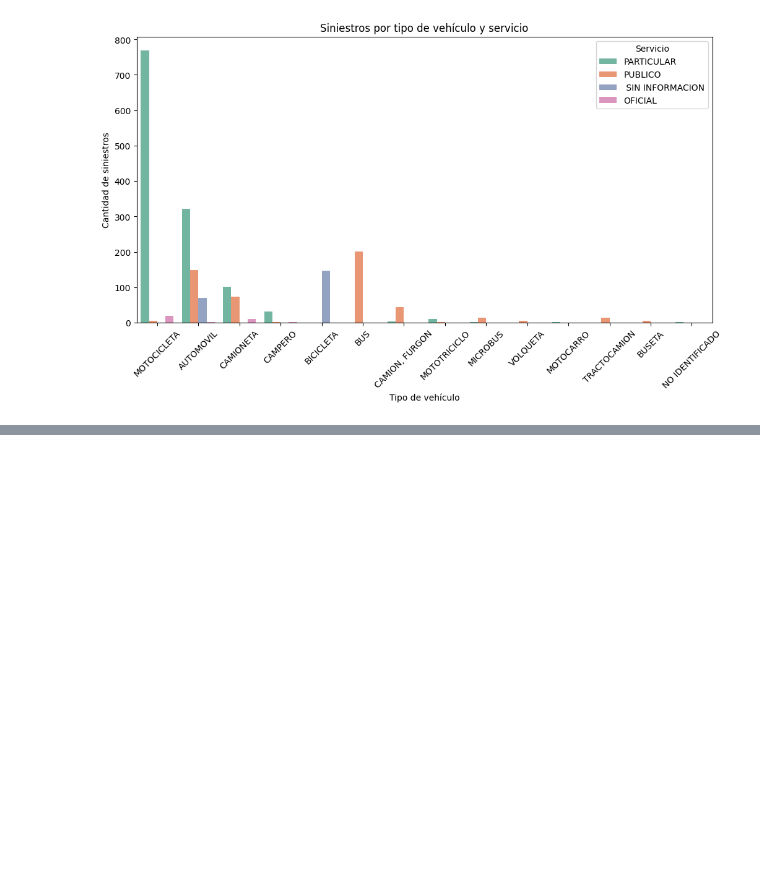
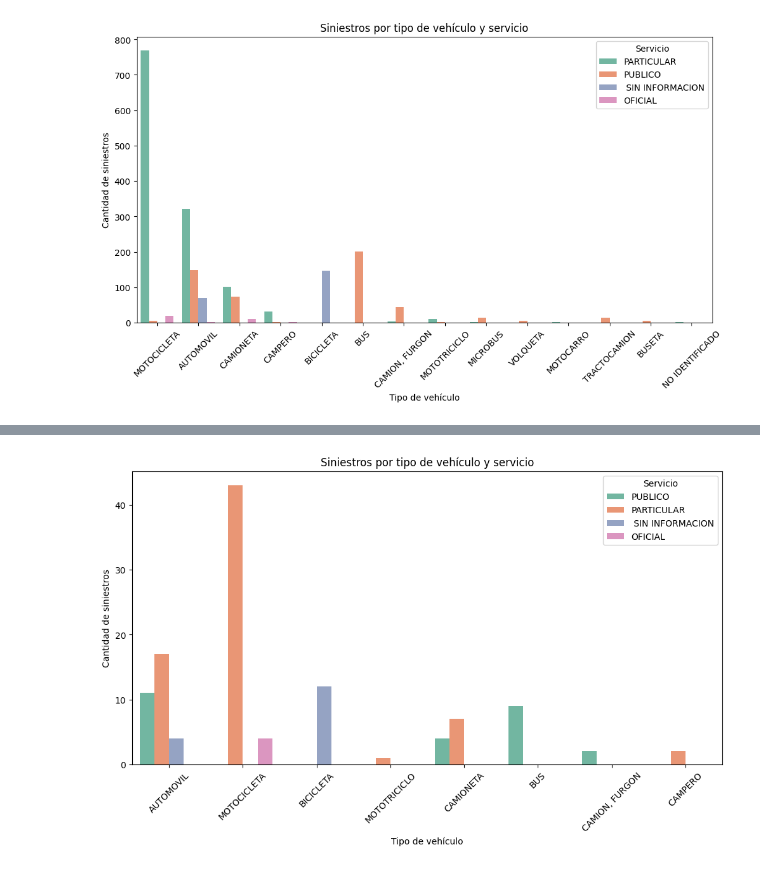
Before and after one commit to bermudez05/Siniestralidad_Bogota_BD, a Jupyter notebook: Entregable.ipynb, the cells around one changed output, grey strips where cells are left out. Cells and saved outputs as stored; diff of their text form; code cells hidden in the pictures; blank space fills up the shorter version.

```diff
--- a/Entregable.ipynb
+++ b/Entregable.ipynb
@@ -689,0 +694,12 @@ memory usage: 12.8+ KB
+# %%
+# Gráfica de barras agrupadas
+plt.figure(figsize=(12, 6))
+sb.countplot(data=df_merged, x='CLASE', hue='SERVICIO', palette='Set2')
+plt.title('Siniestros por tipo de vehículo y servicio')
+plt.xlabel('Tipo de vehículo')
+plt.ylabel('Cantidad de siniestros')
+plt.xticks(rotation=45)
+plt.legend(title='Servicio')
+plt.show()
+# %% [output]
+[figure, added]
```
Also changed, not shown: parts of 4 cells of this notebook, 4 other files.
